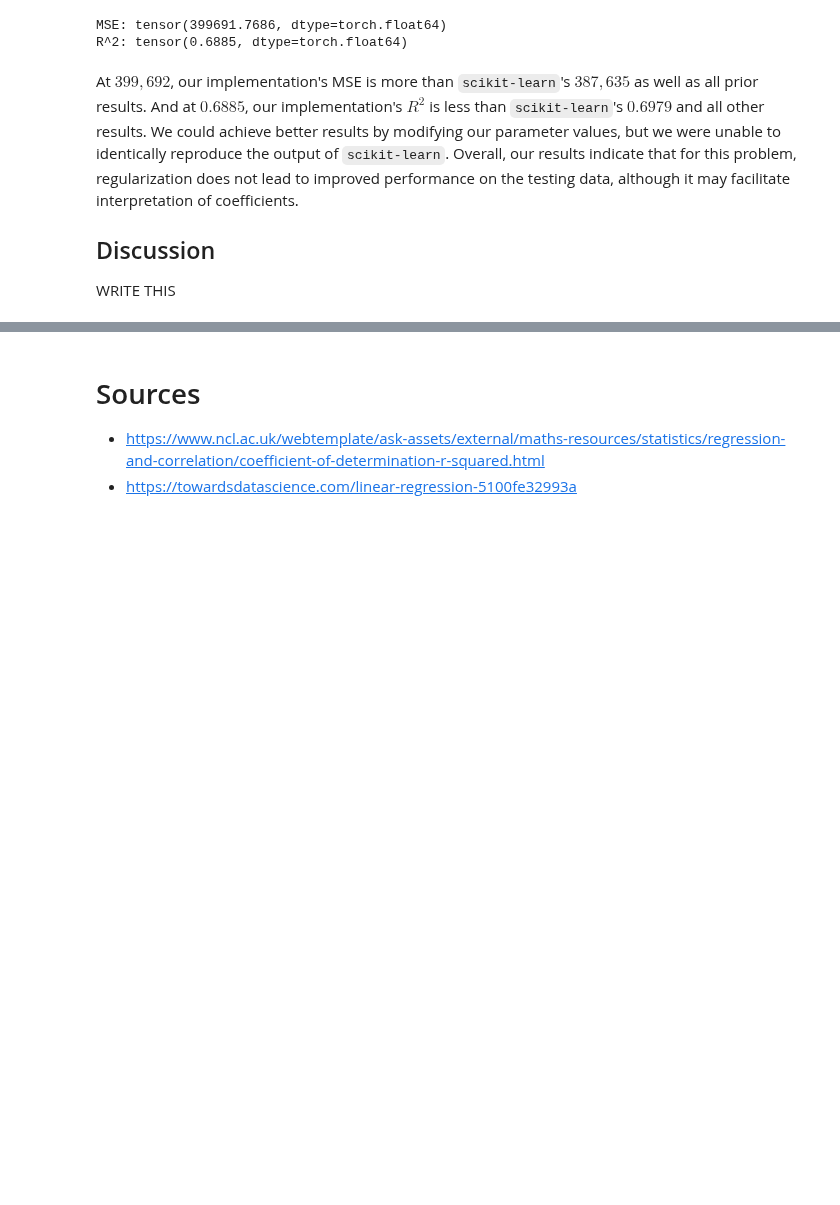
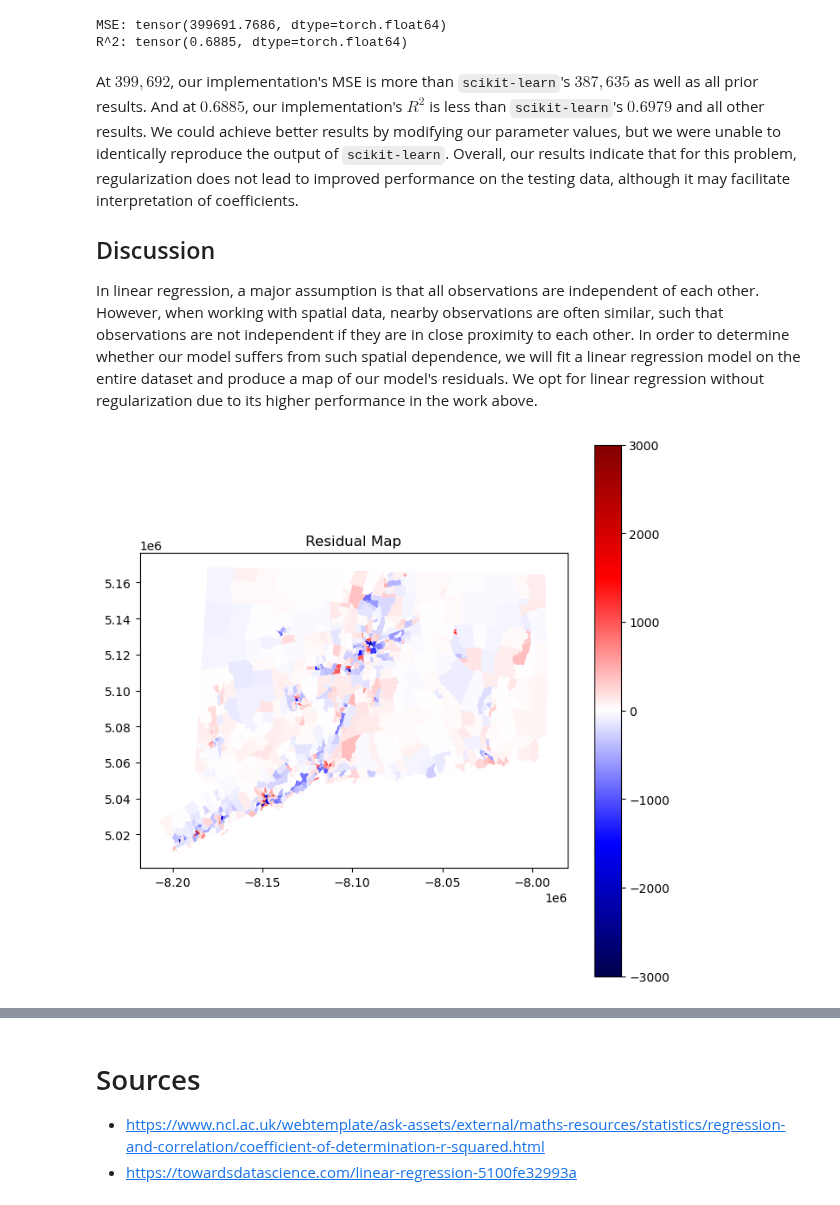
Before and after one commit to Liam-W-Smith/csci-0451-final-project, a Jupyter notebook: code/final_project.ipynb, the cells around one changed output, grey strips where cells are left out. Cells and saved outputs as stored; diff of their text form; code cells hidden in the pictures; blank space fills up the shorter version.

Commit message:
finish linear regression

```diff
--- a/code/final_project.ipynb
+++ b/code/final_project.ipynb
@@ -705,4 +709,39 @@ Overall, our results indicate that for this problem, regularization does not lea
 
 ## Discussion
 
-WRITE THIS
+In linear regression, a major assumption is that all observations are independent of each other.
+However, when working with spatial data, nearby observations are often similar, such that observations are not independent if they are in close proximity to each other.
+In order to determine whether our model suffers from such spatial dependence, we will fit a linear regression model on the entire dataset and produce a map of our model's residuals.
+We opt for linear regression without regularization due to its higher performance in the work above.
+# %%
+# convert to torch tensors
+# add column of ones for y-intercept
+X_torch = torch.cat((torch.tensor(X.values), torch.ones((X.shape[0], 1))), 1)
+y_torch = torch.tensor(y.values)
+
+# fit linear regression model
+LR_full = LinearRegress()
+opt_full = GradientDescentOptimizer(LR_full)
+
+# fit model
+for i in range(500000):
+    # update model
+    opt_full.step(X_torch, y_torch, alpha = 0.01)
+
+    # calculate and record loss
+    loss = LR_full.loss(X_torch, y_torch)
+# %%
+# calculate residuals
+resid = (y_torch - LR_full.pred(X_torch))
+
+# add residual column to tracts
+tracts["resid"] = resid
+
+# specify that color ramp should be centered at 0
+divnorm = TwoSlopeNorm(vmin=-3000, vcenter=0., vmax = 3000)
+
+# create map
+resid_map = tracts.plot("resid", legend = True, cmap = "seismic", norm = divnorm, figsize = (8,8))
+plt.title("Residual Map");
+# %% [output]
+[figure, added]
```
Also changed, not shown: parts of 15 cells of this notebook.
